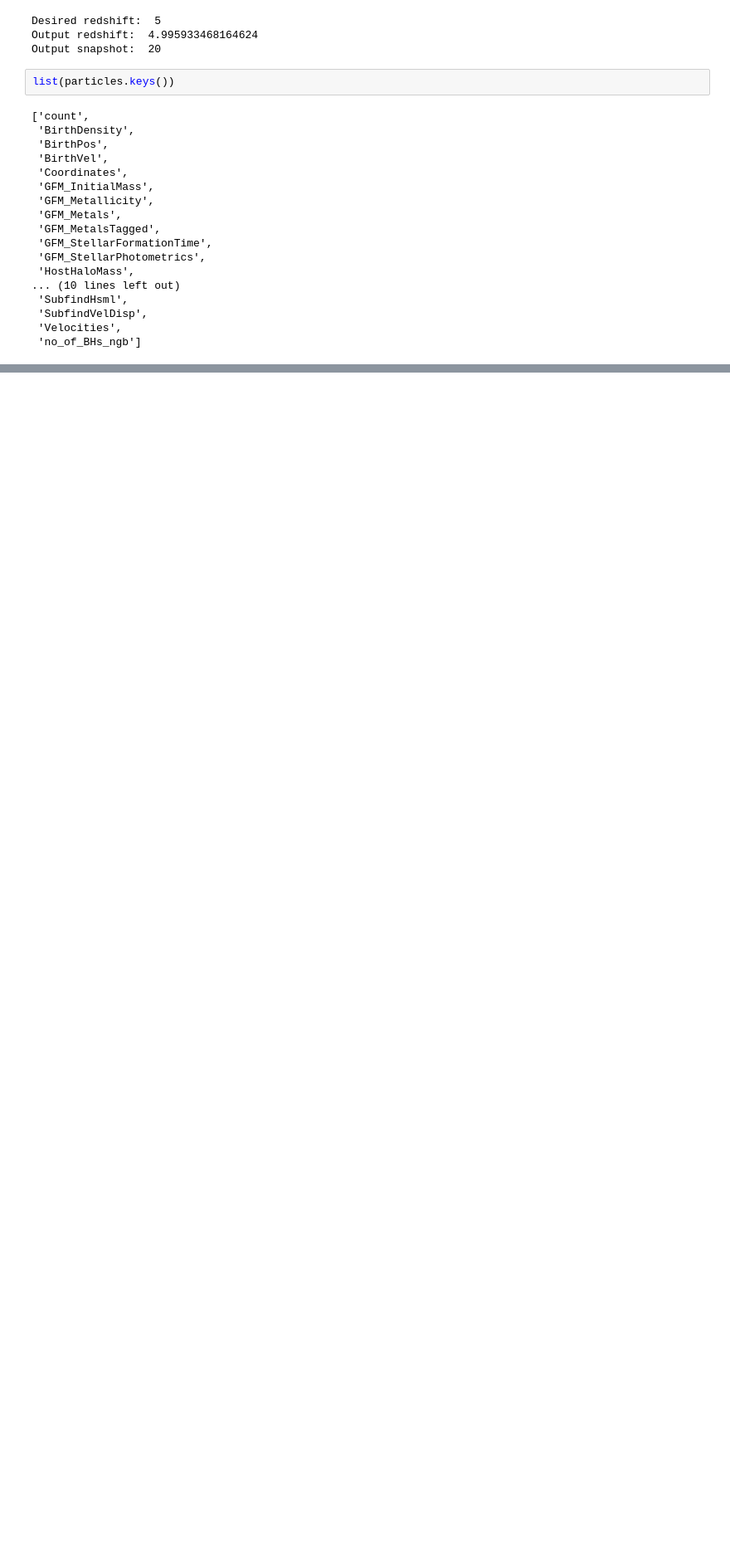
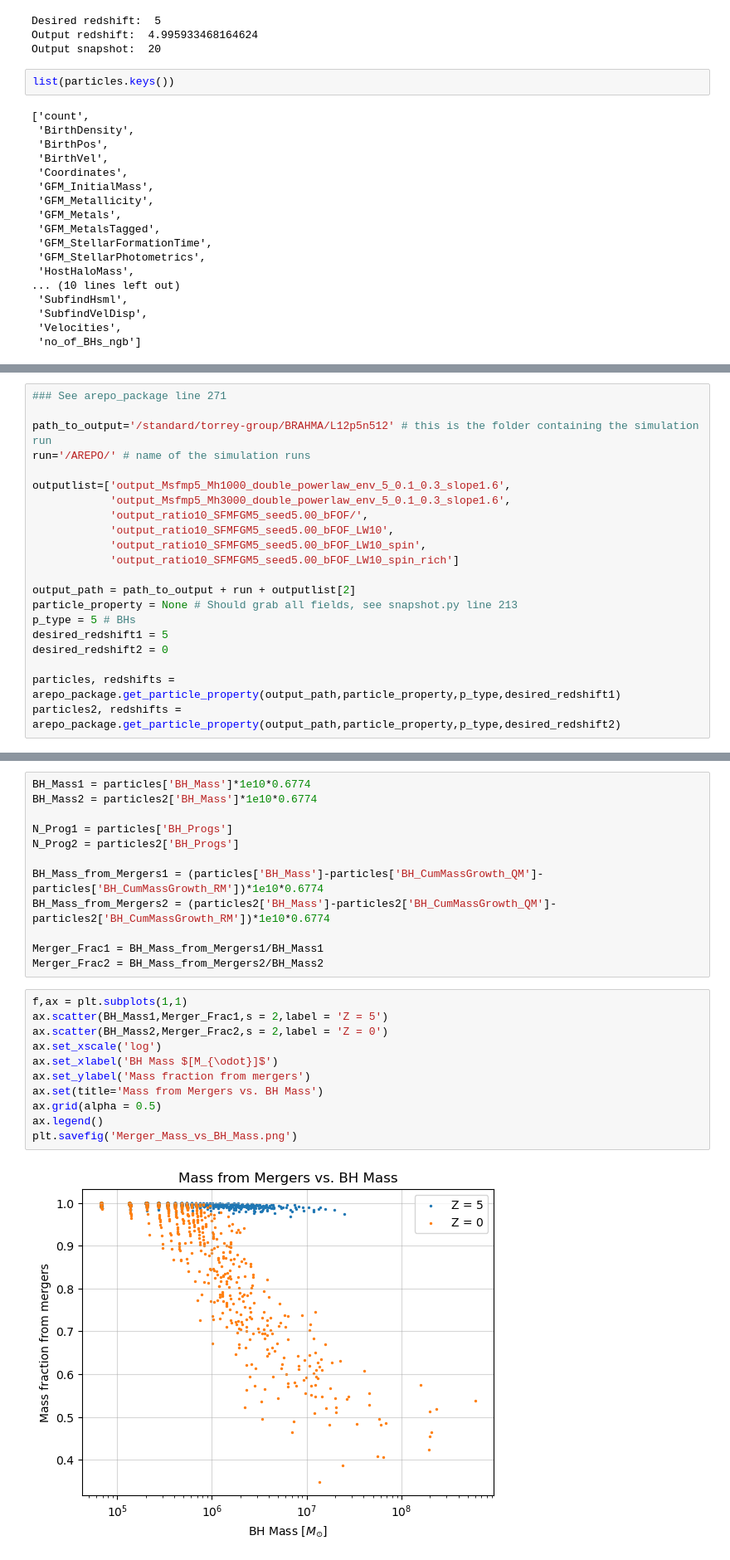
Before and after one commit to khojonat/Brahma_Analysis, a Jupyter notebook: BrahmaRelations.ipynb, the cells around one changed output, grey strips where cells are left out. Shown at 83% size. Cells and saved outputs as stored; diff of their text form; blank space fills up the shorter version.

```diff
--- a/BrahmaRelations.ipynb
+++ b/BrahmaRelations.ipynb
@@ -194,0 +206,21 @@ list(particles.keys())
+# %%
+### See arepo_package line 271
+
+path_to_output='/standard/torrey-group/BRAHMA/L12p5n512' # this is the folder containing the simulation run
+run='/AREPO/' # name of the simulation runs
+
+outputlist=['output_Msfmp5_Mh1000_double_powerlaw_env_5_0.1_0.3_slope1.6',
+            'output_Msfmp5_Mh3000_double_powerlaw_env_5_0.1_0.3_slope1.6',
+            'output_ratio10_SFMFGM5_seed5.00_bFOF/',
+            'output_ratio10_SFMFGM5_seed5.00_bFOF_LW10',
+            'output_ratio10_SFMFGM5_seed5.00_bFOF_LW10_spin',
+            'output_ratio10_SFMFGM5_seed5.00_bFOF_LW10_spin_rich']
+
+output_path = path_to_output + run + outputlist[2]
+particle_property = None # Should grab all fields, see snapshot.py line 213
+p_type = 5 # BHs
+desired_redshift1 = 5
+desired_redshift2 = 0
+
+particles, redshifts = arepo_package.get_particle_property(output_path,particle_property,p_type,desired_redshift1)
+particles2, redshifts = arepo_package.get_particle_property(output_path,particle_property,p_type,desired_redshift2)
@@ -194,0 +254,25 @@ list(particles.keys())
+# %%
+BH_Mass1 = particles['BH_Mass']*1e10*0.6774
+BH_Mass2 = particles2['BH_Mass']*1e10*0.6774
+
+N_Prog1 = particles['BH_Progs']
+N_Prog2 = particles2['BH_Progs']
+
+BH_Mass_from_Mergers1 = (particles['BH_Mass']-particles['BH_CumMassGrowth_QM']-particles['BH_CumMassGrowth_RM'])*1e10*0.6774
+BH_Mass_from_Mergers2 = (particles2['BH_Mass']-particles2['BH_CumMassGrowth_QM']-particles2['BH_CumMassGrowth_RM'])*1e10*0.6774
+
+Merger_Frac1 = BH_Mass_from_Mergers1/BH_Mass1
+Merger_Frac2 = BH_Mass_from_Mergers2/BH_Mass2
+# %%
+f,ax = plt.subplots(1,1)
+ax.scatter(BH_Mass1,Merger_Frac1,s = 2,label = 'Z = 5')
+ax.scatter(BH_Mass2,Merger_Frac2,s = 2,label = 'Z = 0')
+ax.set_xscale('log')
+ax.set_xlabel('BH Mass $[M_{\odot}]$')
+ax.set_ylabel('Mass fraction from mergers')
+ax.set(title='Mass from Mergers vs. BH Mass')
+ax.grid(alpha = 0.5)
+ax.legend()
+plt.savefig('Merger_Mass_vs_BH_Mass.png')
+# %% [output]
+[figure, added]
```
Also changed, not shown: parts of 11 cells of this notebook.
